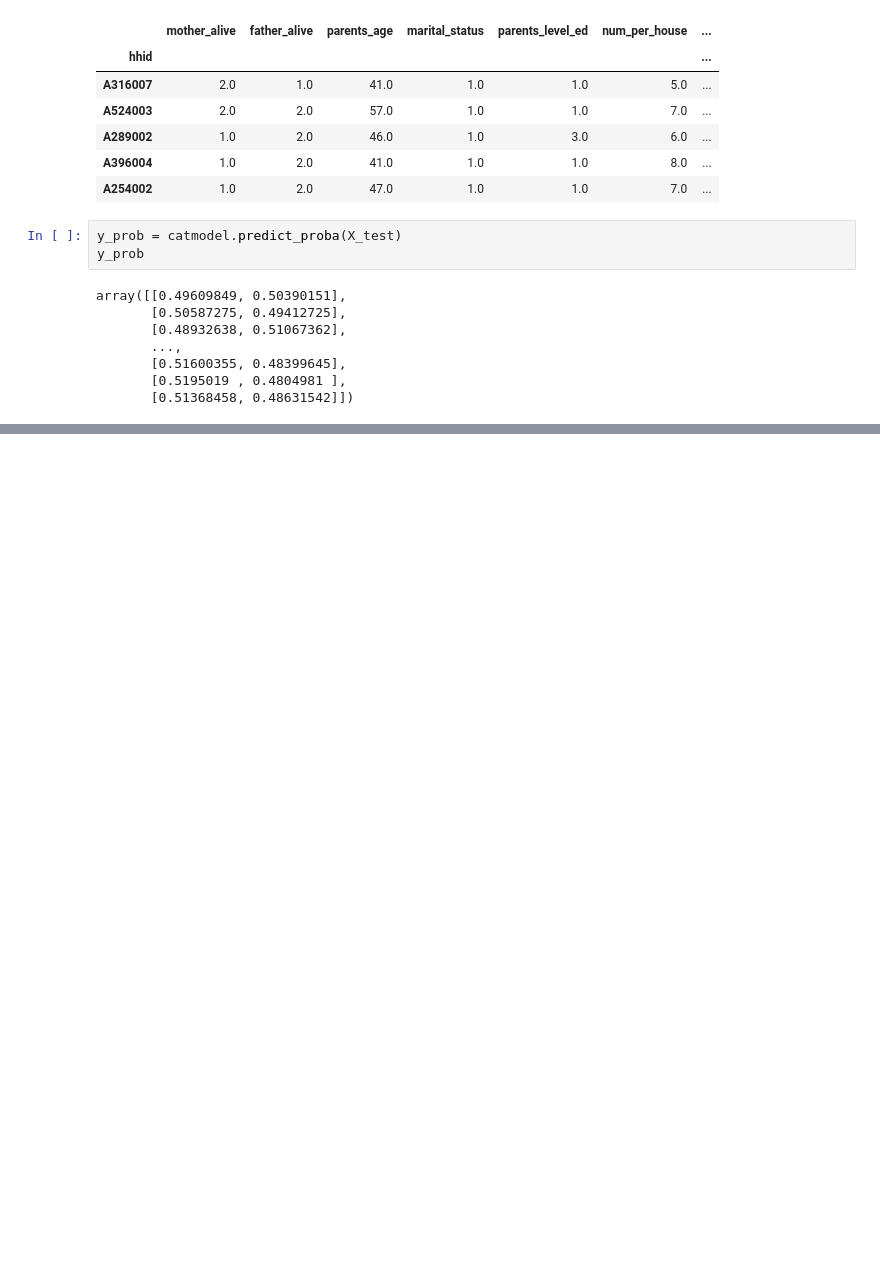
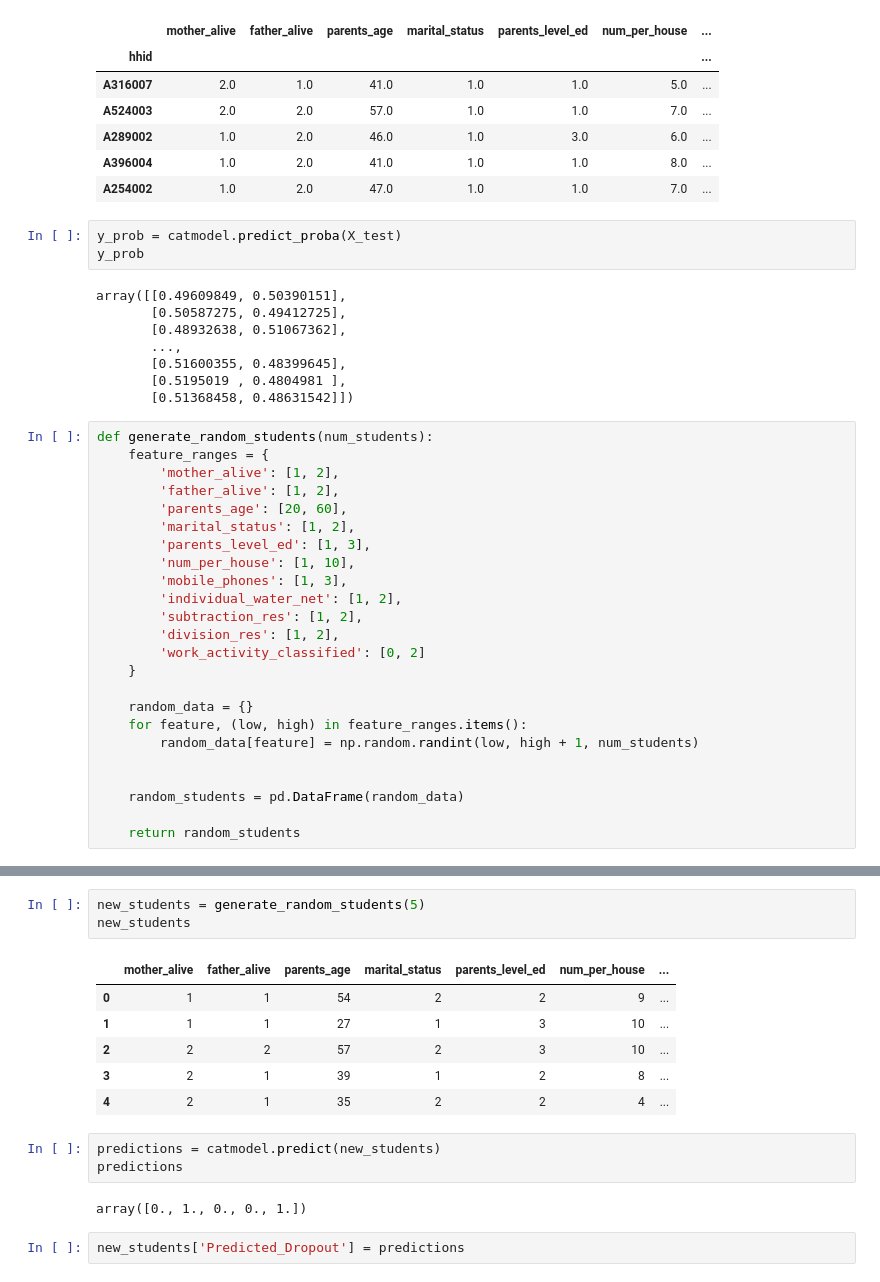
Before and after one commit to neylabelmaachi/schoolpred, a Jupyter notebook: notebooks/andriigegliuk_catboost_new_features.ipynb, the cells around one changed output, grey strips where cells are left out. Drawn from its saved outputs; the diff is of its cells as text; blank space fills up the shorter version.

Commit message:
testing prediction (#22)

```diff
--- a/notebooks/andriigegliuk_catboost_new_features.ipynb
+++ b/notebooks/andriigegliuk_catboost_new_features.ipynb
@@ -274,3 +274,27 @@ array([[0.49609849, 0.50390151],
        [0.51600355, 0.48399645],
        [0.5195019 , 0.4804981 ],
        [0.51368458, 0.48631542]])
+# %%
+def generate_random_students(num_students):
+    feature_ranges = {
+        'mother_alive': [1, 2],
+        'father_alive': [1, 2],
+        'parents_age': [20, 60],
+        'marital_status': [1, 2],
+        'parents_level_ed': [1, 3],
+        'num_per_house': [1, 10],
+        'mobile_phones': [1, 3],
+        'individual_water_net': [1, 2],
+        'subtraction_res': [1, 2],
+        'division_res': [1, 2],
+        'work_activity_classified': [0, 2]
+    }
+
+    random_data = {}
+    for feature, (low, high) in feature_ranges.items():
+        random_data[feature] = np.random.randint(low, high + 1, num_students)
+
+
+    random_students = pd.DataFrame(random_data)
+
+    return random_students
@@ -276,0 +368,17 @@ array([[0.49609849, 0.50390151],
+# %%
+new_students = generate_random_students(5)
+new_students
+# %% [output]
+|  | mother_alive | father_alive | parents_age | marital_status | parents_level_ed | num_per_house | ... |
+| 0 | 1 | 1 | 54 | 2 | 2 | 9 | ... |
+| 1 | 1 | 1 | 27 | 1 | 3 | 10 | ... |
+| 2 | 2 | 2 | 57 | 2 | 3 | 10 | ... |
+| 3 | 2 | 1 | 39 | 1 | 2 | 8 | ... |
+| 4 | 2 | 1 | 35 | 2 | 2 | 4 | ... |
+# %%
+predictions = catmodel.predict(new_students)
+predictions
+# %% [output]
+array([0., 1., 0., 0., 1.])
+# %%
+new_students['Predicted_Dropout'] = predictions
```
Also changed, not shown: parts of 6 cells of this notebook.
